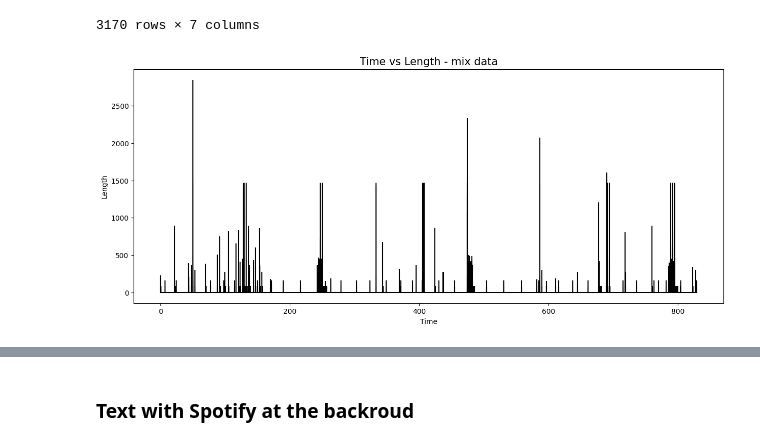
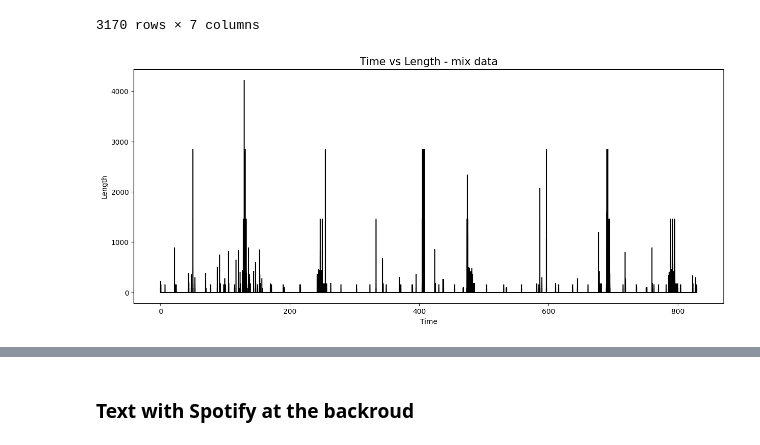
Before and after one commit to NoaAmichai/Computer_networks_final_project, a Jupyter notebook: src/project.ipynb, the cells around one changed output, grey strips where cells are left out. Saved outputs shown, nothing was run; the diff lists cells and outputs as text; code cells hidden in the pictures.

```diff
--- a/src/project.ipynb
+++ b/src/project.ipynb
@@ -402,9 +433,9 @@ mix_data
 # %%
 mix_data_filter = mix_data.loc[
     (mix_data['Source'] == '2a03:2880:f258:1c3:face:b00c:0:167') &
     (mix_data['Destination'] == '2a00:a041:3c5d:4d00:b981:f170:feac:7cf9')
 ]
 
-plot_graph(mix_data_filter, 'Time vs Length - mix data')
+plot_graph(mix_data, 'Time vs Length - mix data')
 # %% [output]
-[figure, old version]
+[figure, new version]
```
Also changed, not shown: parts of 14 cells of this notebook, 2 other files.
